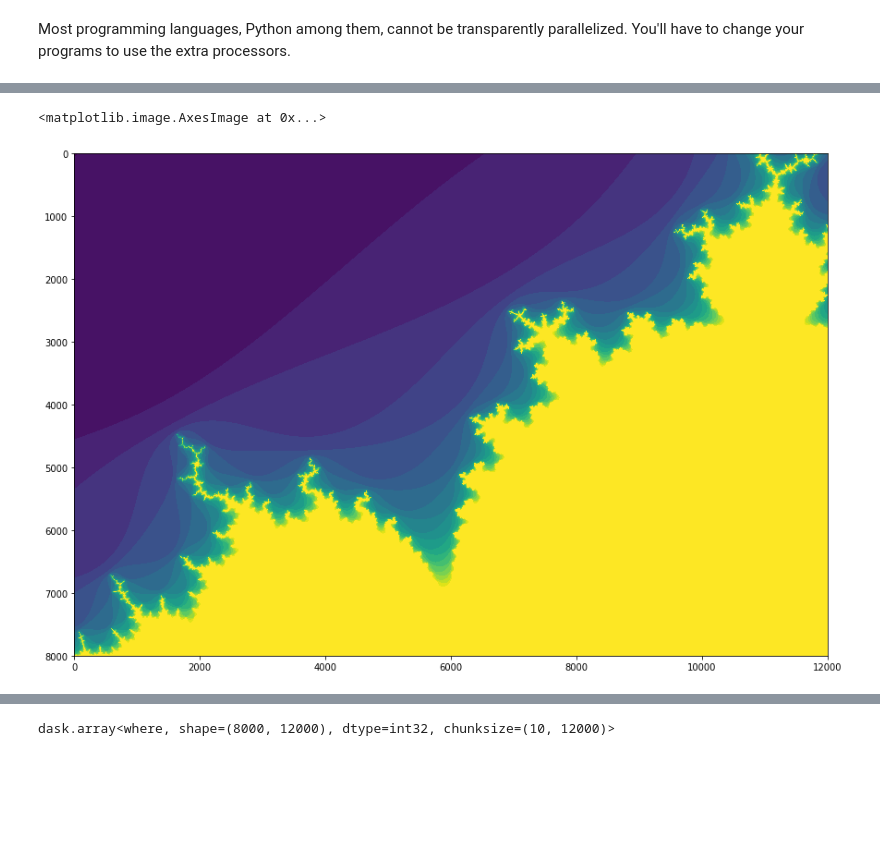
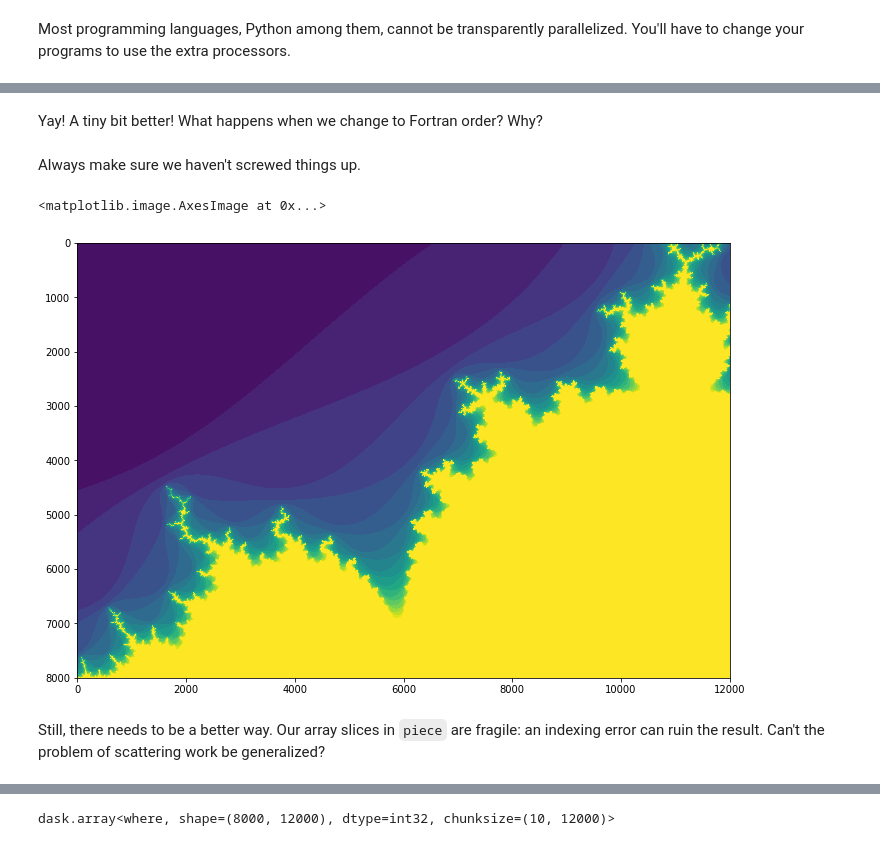
Before and after one commit to jpivarski-talks/python-numpy-mini-course, a Jupyter notebook: 5-dask.ipynb, the cells around one changed output, grey strips where cells are left out. Cells and saved outputs as stored; diff of their text form; code cells hidden in the pictures; blank space fills up the shorter version.

```diff
--- a/5-dask.ipynb
+++ b/5-dask.ipynb
@@ -80,9 +161,15 @@ time.time() - starttime
+# %% [markdown]
+Yay! A tiny bit better! What happens when we change to Fortran order? Why?
+# %% [markdown]
+Always make sure we haven't screwed things up.
 # %%
-fig, ax = plt.subplots(figsize=(15, 10))
+fig, ax = plt.subplots(figsize=(12, 8))
 ax.imshow(fractal)
 # %% [output]
 <matplotlib.image.AxesImage at 0x...>
-[figure, old version]
+[figure, new version]
+# %% [markdown]
+Still, there needs to be a better way. Our array slices in `piece` are fragile: an indexing error can ruin the result. Can't the problem of scattering work be generalized?
 # %%
 import dask.array
 # %%
```
Also changed, not shown: parts of 43 cells of this notebook.
